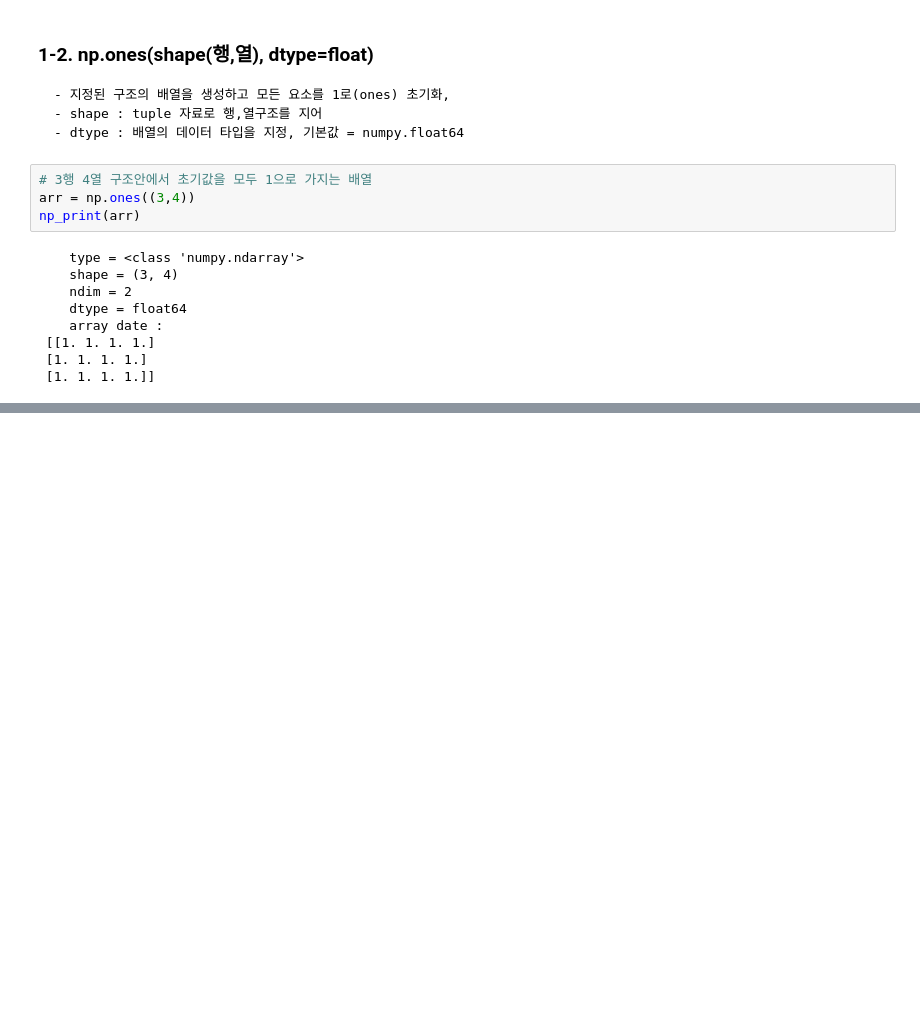
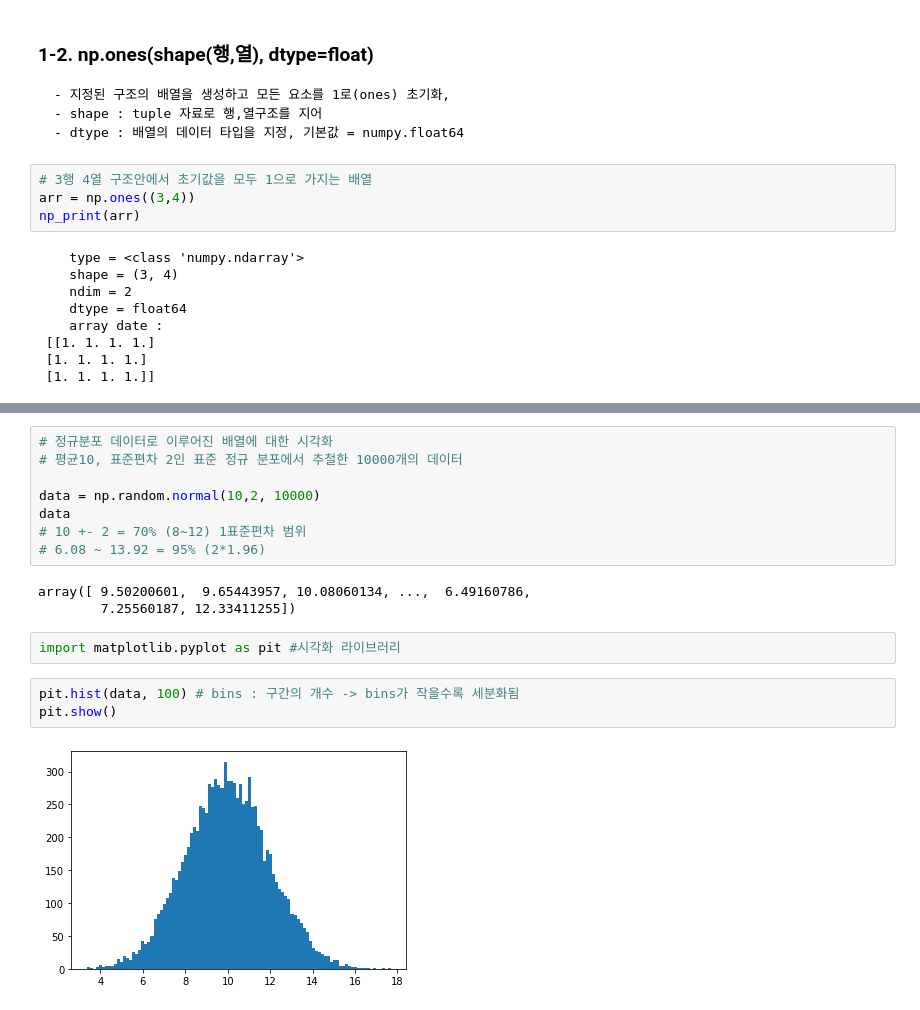
Before and after one commit to poiup/python, a Jupyter notebook: 넘파이/numpy기초.ipynb, the cells around one changed output, grey strips where cells are left out. Drawn from its saved outputs; the diff is of its cells as text; blank space fills up the shorter version.

```diff
--- a/넘파이/numpy기초.ipynb
+++ b/넘파이/numpy기초.ipynb
@@ -255,0 +563,18 @@ np_print(arr)
+# %%
+# 정규분포 데이터로 이루어진 배열에 대한 시각화
+# 평균10, 표준편차 2인 표준 정규 분포에서 추철한 10000개의 데이터
+
+data = np.random.normal(10,2, 10000)
+data
+# 10 +- 2 = 70% (8~12) 1표준편차 범위
+# 6.08 ~ 13.92 = 95% (2*1.96)
+# %% [output]
+array([ 9.50200601,  9.65443957, 10.08060134, ...,  6.49160786,
+        7.25560187, 12.33411255])
+# %%
+import matplotlib.pyplot as pit #시각화 라이브러리
+# %%
+pit.hist(data, 100) # bins : 구간의 개수 -> bins가 작을수록 세분화됨
+pit.show()
+# %% [output]
+[figure, added]
```
Also changed, not shown: parts of 41 cells of this notebook.
